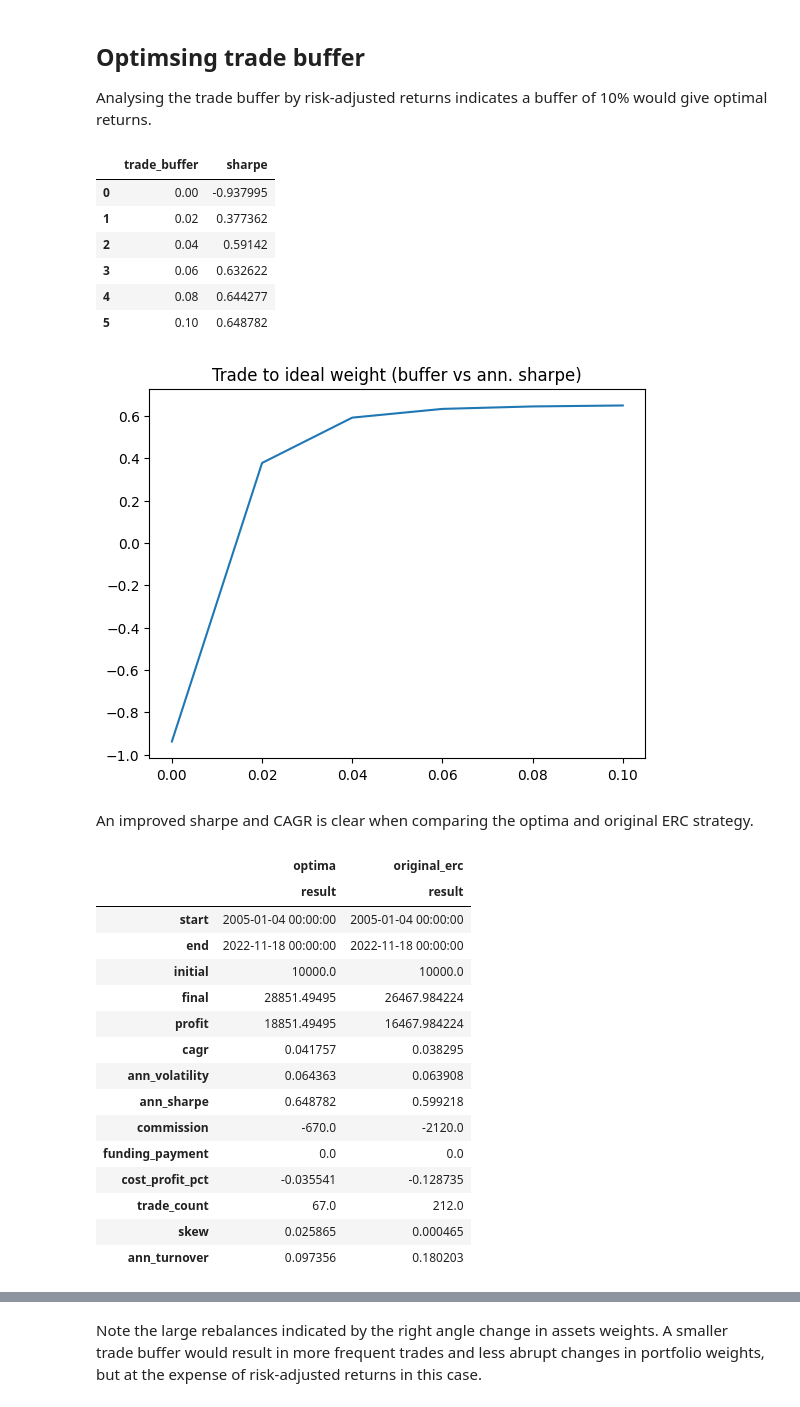
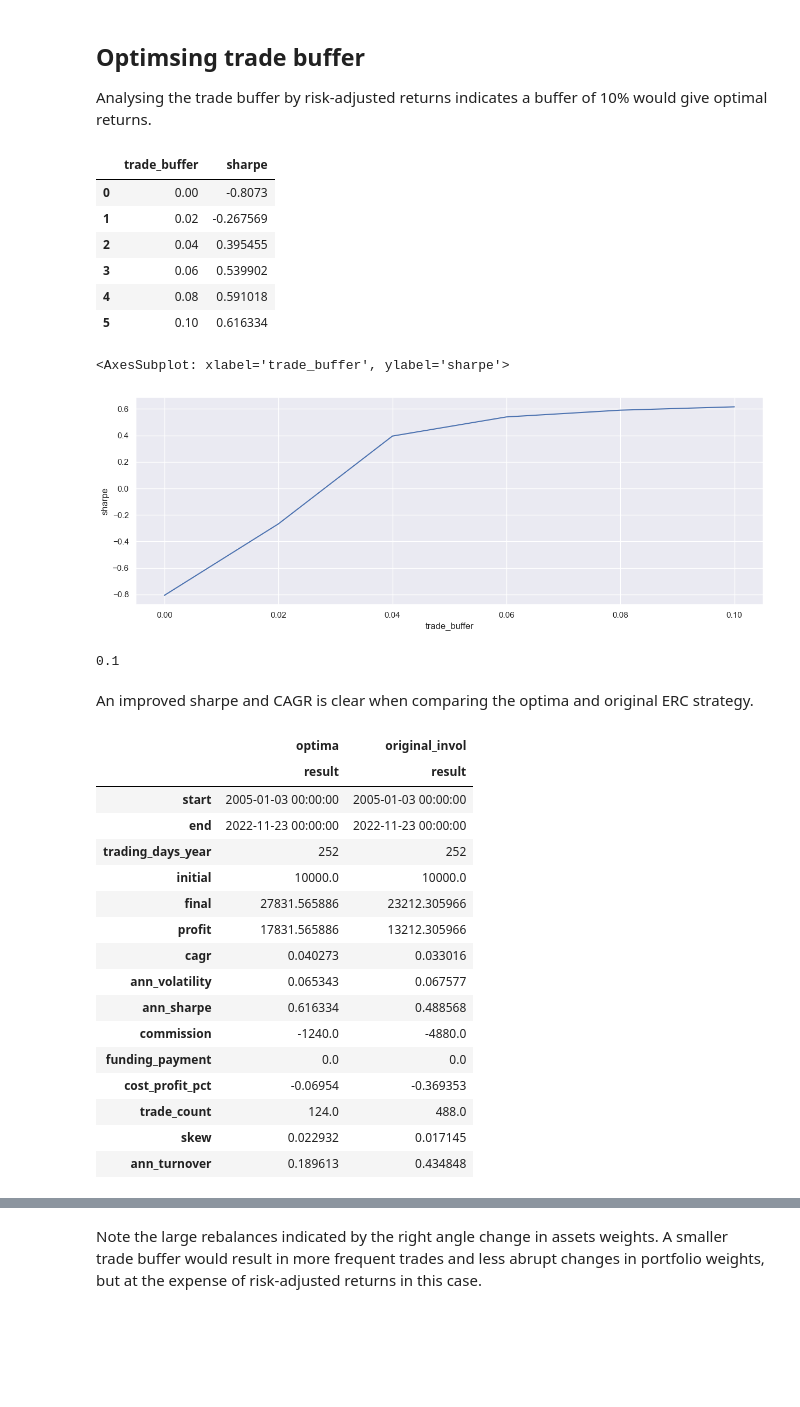
Before and after one commit to breaded-xyz/alphasim, a Jupyter notebook: vignettes/riskpremia.ipynb, the cells around one changed output, grey strips where cells are left out. Saved outputs shown, nothing was run; the diff lists cells and outputs as text; code cells hidden in the pictures; blank space fills up the shorter version.

```diff
--- a/vignettes/riskpremia.ipynb
+++ b/vignettes/riskpremia.ipynb
@@ -152,6 +114,6 @@ erc_result_df = bt.backtest(
 # %%
 # Compare performance stats
 dw_stat_df = stats.calc_stats(dw_result_df)
-erc_stat_df = stats.calc_stats(erc_result_df)
-display(pd.concat([dw_stat_df, erc_stat_df], keys=["dollar_weighted", "erc_weighted"], axis=1))
+invol_stat_df = stats.calc_stats(invol_result_df)
+display(pd.concat([dw_stat_df, invol_stat_df], keys=["dollar_weighted", "invol_weighted"], axis=1))
 # %% [output]
@@ -208,7 +165,7 @@ This is in part due to the lower volatility of the ERC strategy.
 
 Analysing the trade buffer by risk-adjusted returns indicates a buffer of 10% would give optimal returns.
 # %%
-price_df = price_df.align(erc_weight_df, axis=0, join='inner')[0]
+price_df = price_df.align(invol_weight_df, axis=0, join='inner')[0]
 
 trade_buffers = [0, 0.02, 0.04, 0.06, 0.08, 0.1]
 
@@ -218,10 +175,10 @@ for tb in trade_buffers:
 
     df = bt.backtest(
         prices=price_df.copy(),
-        weights=erc_weight_df.copy(),
+        weights=invol_weight_df.copy(),
         trade_buffer=tb,
         do_trade_to_buffer=False,
-        commission_func=fixed_commission,
+        commission_func=commission,
         initial_capital=10000,
         money_func=mo.sqrt_profit)
 
@@ -232,48 +189,53 @@ result_df["trade_buffer"] = trade_buffers
 result_df["sharpe"] = sharpes
 display(result_df)
 
-plt.plot(result_df["trade_buffer"], result_df["sharpe"])
-plt.title('Trade to ideal weight (buffer vs ann. sharpe)')
-plt.show()
+sns.lineplot(data=result_df, x="trade_buffer", y="sharpe")
 # %% [output]
 |  | trade_buffer | sharpe |
-| 0 | 0.00 | -0.937995 |
-| 1 | 0.02 | 0.377362 |
-| 2 | 0.04 | 0.59142 |
-| 3 | 0.06 | 0.632622 |
-| 4 | 0.08 | 0.644277 |
-| 5 | 0.10 | 0.648782 |
+| 0 | 0.00 | -0.8073 |
+| 1 | 0.02 | -0.267569 |
+| 2 | 0.04 | 0.395455 |
+| 3 | 0.06 | 0.539902 |
+| 4 | 0.08 | 0.591018 |
+| 5 | 0.10 | 0.616334 |
+<AxesSubplot: xlabel='trade_buffer', ylabel='sharpe'>
-[figure, old version]
+[figure, new version]
+# %%
+optima_idx = result_df["sharpe"].astype(np.float64).idxmax()
+optima_buffer = result_df["trade_buffer"].iloc[optima_idx]
+optima_buffer = float(f"{optima_buffer:.4f}")
+display(optima_buffer)
+# %% [output]
+0.1
 # %%
-optima_tb = 0.1
-
 result_df = bt.backtest(
     prices=price_df.copy(),
-    weights=erc_weight_df.copy(),
-    trade_buffer=optima_tb,
+    weights=invol_weight_df.copy(),
+    trade_buffer=optima_buffer,
     do_trade_to_buffer=False,
-    commission_func=fixed_commission,
+    commission_func=commission,
     initial_capital=10000,
     money_func=mo.sqrt_profit)
 # %% [markdown]
 An improved sharpe and CAGR is clear when comparing the optima and original ERC strategy.
 # %%
 optima_stat_df = stats.calc_stats(result_df)
-display(pd.concat([optima_stat_df, erc_stat_df], keys=["optima", "original_erc"], axis=1))
+display(pd.concat([optima_stat_df, invol_stat_df], keys=["optima", "original_invol"], axis=1))
 # %% [output]
-|  | optima | original_erc |
+|  | optima | original_invol |
 |  | result | result |
-| start | 2005-01-04 00:00:00 | 2005-01-04 00:00:00 |
-| end | 2022-11-18 00:00:00 | 2022-11-18 00:00:00 |
+| start | 2005-01-03 00:00:00 | 2005-01-03 00:00:00 |
+| end | 2022-11-23 00:00:00 | 2022-11-23 00:00:00 |
+| trading_days_year | 252 | 252 |
 | initial | 10000.0 | 10000.0 |
-| final | 28851.49495 | 26467.984224 |
-| profit | 18851.49495 | 16467.984224 |
-| cagr | 0.041757 | 0.038295 |
-| ann_volatility | 0.064363 | 0.063908 |
-| ann_sharpe | 0.648782 | 0.599218 |
-| commission | -670.0 | -2120.0 |
+| final | 27831.565886 | 23212.305966 |
+| profit | 17831.565886 | 13212.305966 |
+| cagr | 0.040273 | 0.033016 |
+| ann_volatility | 0.065343 | 0.067577 |
+| ann_sharpe | 0.616334 | 0.488568 |
+| commission | -1240.0 | -4880.0 |
 | funding_payment | 0.0 | 0.0 |
-| cost_profit_pct | -0.035541 | -0.128735 |
-| trade_count | 67.0 | 212.0 |
-| skew | 0.025865 | 0.000465 |
-| ann_turnover | 0.097356 | 0.180203 |
+| cost_profit_pct | -0.06954 | -0.369353 |
+| trade_count | 124.0 | 488.0 |
+| skew | 0.022932 | 0.017145 |
+| ann_turnover | 0.189613 | 0.434848 |
```
Also changed, not shown: parts of 25 cells of this notebook, 1 other file.
